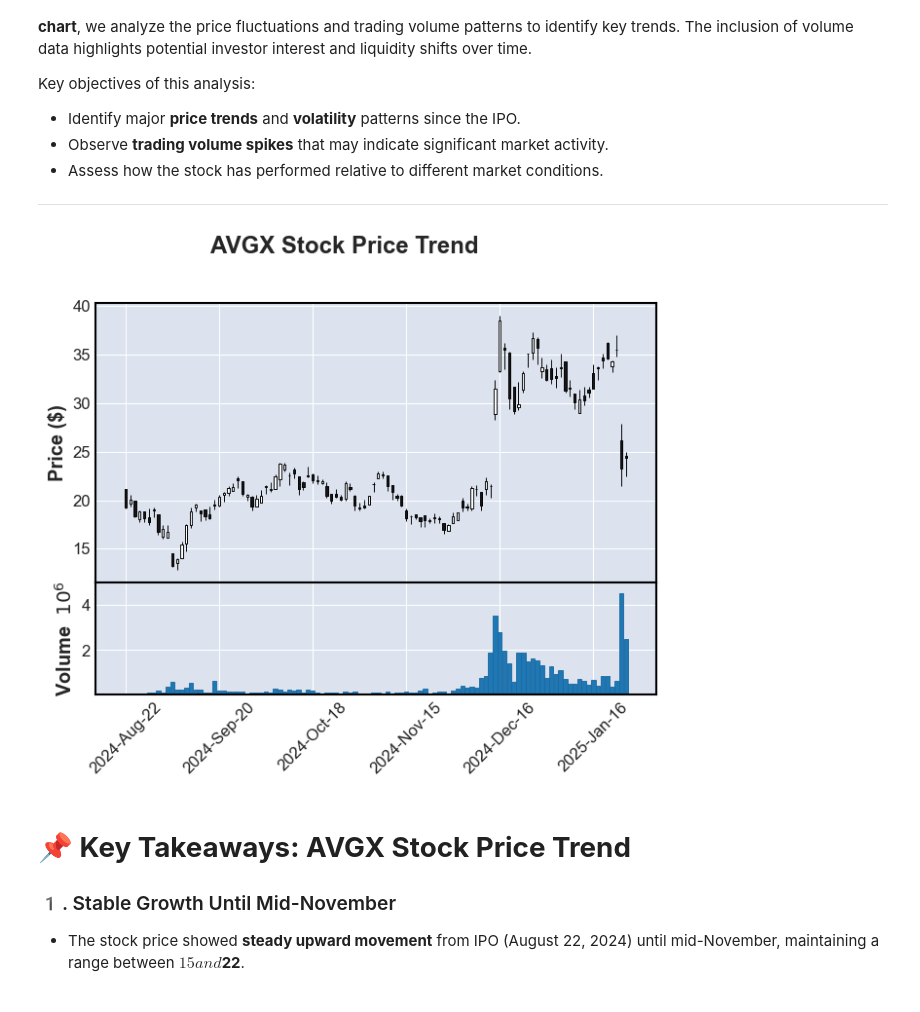
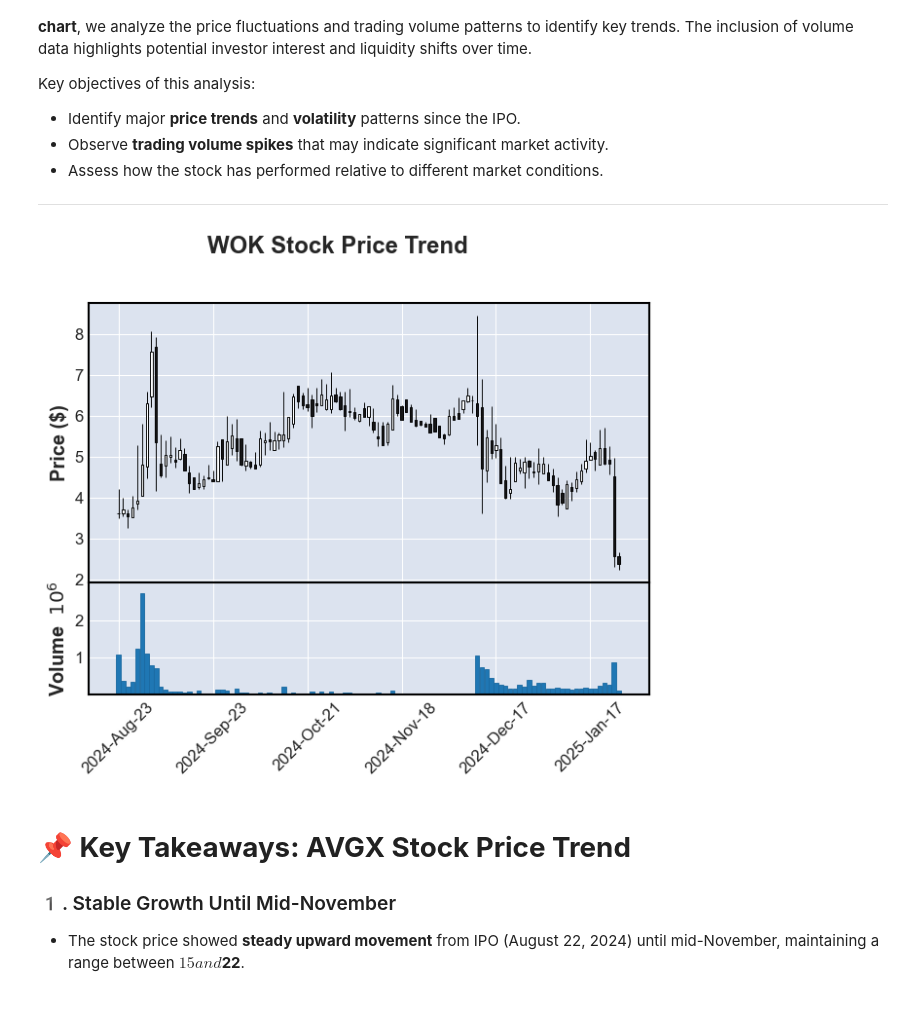
Before and after one commit to cindyd97/A_Stock_Analysis, a Jupyter notebook: Cindy's_work/cindy_project_analysis.ipynb, the cells around one changed output. Saved outputs shown, nothing was run; the diff lists cells and outputs as text; code cells hidden in the pictures.

```diff
--- a/Cindy's_work/cindy_project_analysis.ipynb
+++ b/Cindy's_work/cindy_project_analysis.ipynb
@@ -118,10 +104,10 @@ yibo_avgx_df = pd.DataFrame(stock_data)
 # %%
 # Separate the data into two DataFrames: one for YIBO and one for AVGX
-yibo_df = yibo_avgx_df[yibo_avgx_df['symbol'] == 'YIBO'].copy()
-avgx_df = yibo_avgx_df[yibo_avgx_df['symbol'] == 'AVGX'].copy()
+nvda_df = final_df[final_df['symbol'] == 'NVDA'].copy()
+wok_df = final_df[final_df['symbol'] == 'WOK'].copy()
 # %%
 # Sort both DataFrames by date to ensure chronological order
-yibo_df = yibo_df.sort_values(by='Date')
-avgx_df = avgx_df.sort_values(by='Date')
+nvda_df = nvda_df.sort_values(by='date')
+wok_df = wok_df.sort_values(by='date')
 # %%
 # Display the first few rows of each DataFrame to verify the data separation
@@ -149,10 +134,6 @@ AVGX Data:
 # %%
-# Ensure 'Date' is in datetime format
-yibo_df['Date'] = pd.to_datetime(yibo_df['Date'])
-avgx_df['Date'] = pd.to_datetime(avgx_df['Date'])
-
 # Set 'Date' as index only if it's not already
-if 'Date' in yibo_df.columns:
-    yibo_df.set_index('Date', inplace=True)
-if 'Date' in avgx_df.columns:
-    avgx_df.set_index('Date', inplace=True)
+if 'date' in nvda_df.columns:
+    nvda_df.set_index('date', inplace=True)
+if 'date' in wok_df.columns:
+    wok_df.set_index('date', inplace=True)
@@ -188 +140,5 @@ dtype: object
+# %%
+# Select only required columns
+nvda_df_final = nvda_df[['open', 'high', 'low', 'close', 'volume']]
+wok_df_final = wok_df[['open', 'high', 'low', 'close', 'volume']]
 # %% [markdown]
@@ -328,10 +284,10 @@ Key objectives of this analysis:
 ---
 # %%
 # Plot candlestick chart since IPO (2024-08-22)
-mpf.plot(avgx_ohlc, type='candle', volume=True, title="AVGX Stock Price Trend", ylabel="Price ($)")
+mpf.plot(wok_df_final, type='candle', volume=True, title="WOK Stock Price Trend", ylabel="Price ($)")
 mpf.show()
 # %% [output]
-[figure, old version]
+[figure, new version]
 # %% [markdown]
 # **📌 Key Takeaways: AVGX Stock Price Trend**
 
```
Also changed, not shown: parts of 70 cells of this notebook, 2 other files.
